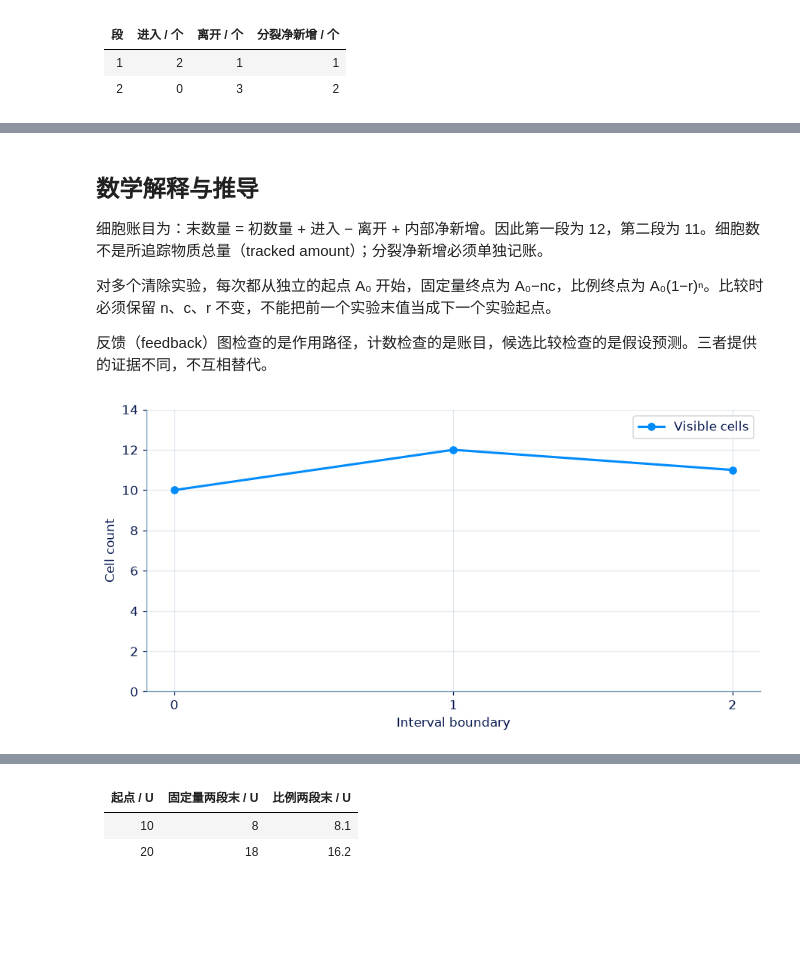
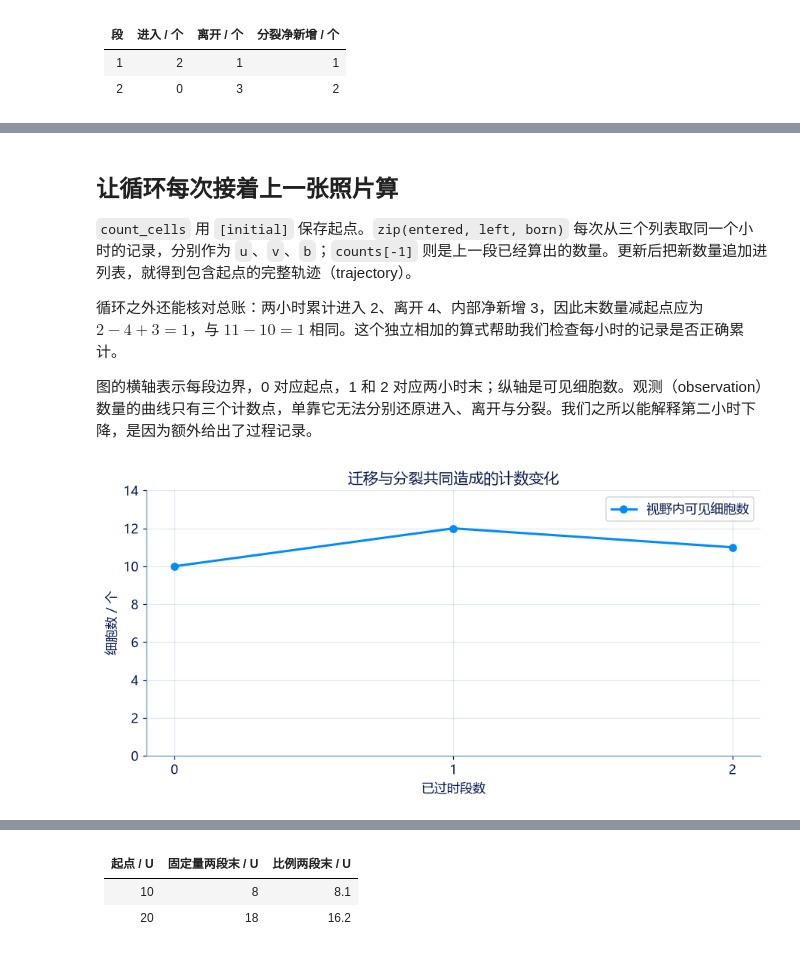
Before and after one commit to xuxu-wei/dive-2-systems-science, a Jupyter notebook: notebooks/01-看见系统/05-篇末综合/01-系统边界与实验设计.ipynb, the cells around one changed output, grey strips where cells are left out. Saved outputs shown, nothing was run; the diff lists cells and outputs as text; code cells hidden in the pictures; blank space fills up the shorter version.

```diff
--- a/notebooks/01-看见系统/05-篇末综合/01-系统边界与实验设计.ipynb
+++ b/notebooks/01-看见系统/05-篇末综合/01-系统边界与实验设计.ipynb
@@ -22,6 +24,8 @@ import matplotlib.pyplot as plt
 from IPython.display import Markdown, display
 from systems_science import plot_style, show_table
 plot_style()
+plt.rcParams['font.sans-serif'] = ['Microsoft YaHei', 'SimHei', 'Noto Sans CJK SC', 'DejaVu Sans']
+plt.rcParams['axes.unicode_minus'] = False
 initial = 10
 entered,left,born = [2,0],[1,3],[1,2]
 display(Markdown(show_table(['段','进入 / 个','离开 / 个','分裂净新增 / 个'],zip([1,2],entered,left,born))))
@@ -39,26 +51,26 @@ display(Markdown(show_table(['段','进入 / 个','离开 / 个','分裂净新
 # %% [markdown]
-## 数学解释与推导
+## 让循环每次接着上一张照片算
 
-细胞账目为：末数量 = 初数量 + 进入 − 离开 + 内部净新增。因此第一段为 12，第二段为 11。细胞数不是所追踪物质总量（tracked amount）；分裂净新增必须单独记账。
+`count_cells` 用 `[initial]` 保存起点。`zip(entered, left, born)` 每次从三个列表取同一个小时的记录，分别作为 `u`、`v`、`b`；`counts[-1]` 则是上一段已经算出的数量。更新后把新数量追加进列表，就得到包含起点的完整轨迹（trajectory）。
 
-对多个清除实验，每次都从独立的起点 A₀ 开始，固定量终点为 A₀−nc，比例终点为 A₀(1−r)ⁿ。比较时必须保留 n、c、r 不变，不能把前一个实验末值当成下一个实验起点。
+循环之外还能核对总账：两小时累计进入 2、离开 4、内部净新增 3，因此末数量减起点应为 $2-4+3=1$，与 $11-10=1$ 相同。这个独立相加的算式帮助我们检查每小时的记录是否正确累计。
 
-反馈（feedback）图检查的是作用路径，计数检查的是账目，候选比较检查的是假设预测。三者提供的证据不同，不互相替代。
+图的横轴表示每段边界，0 对应起点，1 和 2 对应两小时末；纵轴是可见细胞数。观测（observation）数量的曲线只有三个计数点，单靠它无法分别还原进入、离开与分裂。我们之所以能解释第二小时下降，是因为额外给出了过程记录。
 # %%
 def count_cells(initial, entered, left, born):
     counts=[initial]
     for u,v,b in zip(entered,left,born):
         counts.append(counts[-1]+u-v+b)
     return counts
 
 counts=count_cells(initial,entered,left,born)
 assert counts == [10,12,11]
 assert counts[-1]-initial == sum(entered)-sum(left)+sum(born)
 fig, ax = plt.subplots()
-ax.plot(range(3),counts,'o-',label='Visible cells')
-ax.set(xlabel='Interval boundary',ylabel='Cell count',xticks=range(3),ylim=(0,14))
+ax.plot(range(3),counts,'o-',label='视野内可见细胞数')
+ax.set(xlabel='已过时段数',ylabel='细胞数 / 个',xticks=range(3),ylim=(0,14),title='迁移与分裂共同造成的计数变化')
 ax.legend()
 plt.show()
 # %% [output]
-[figure, old version]
+[figure, new version]
 # %% [markdown]
```
Also changed, not shown: parts of 6 cells of this notebook, 28 other files.
